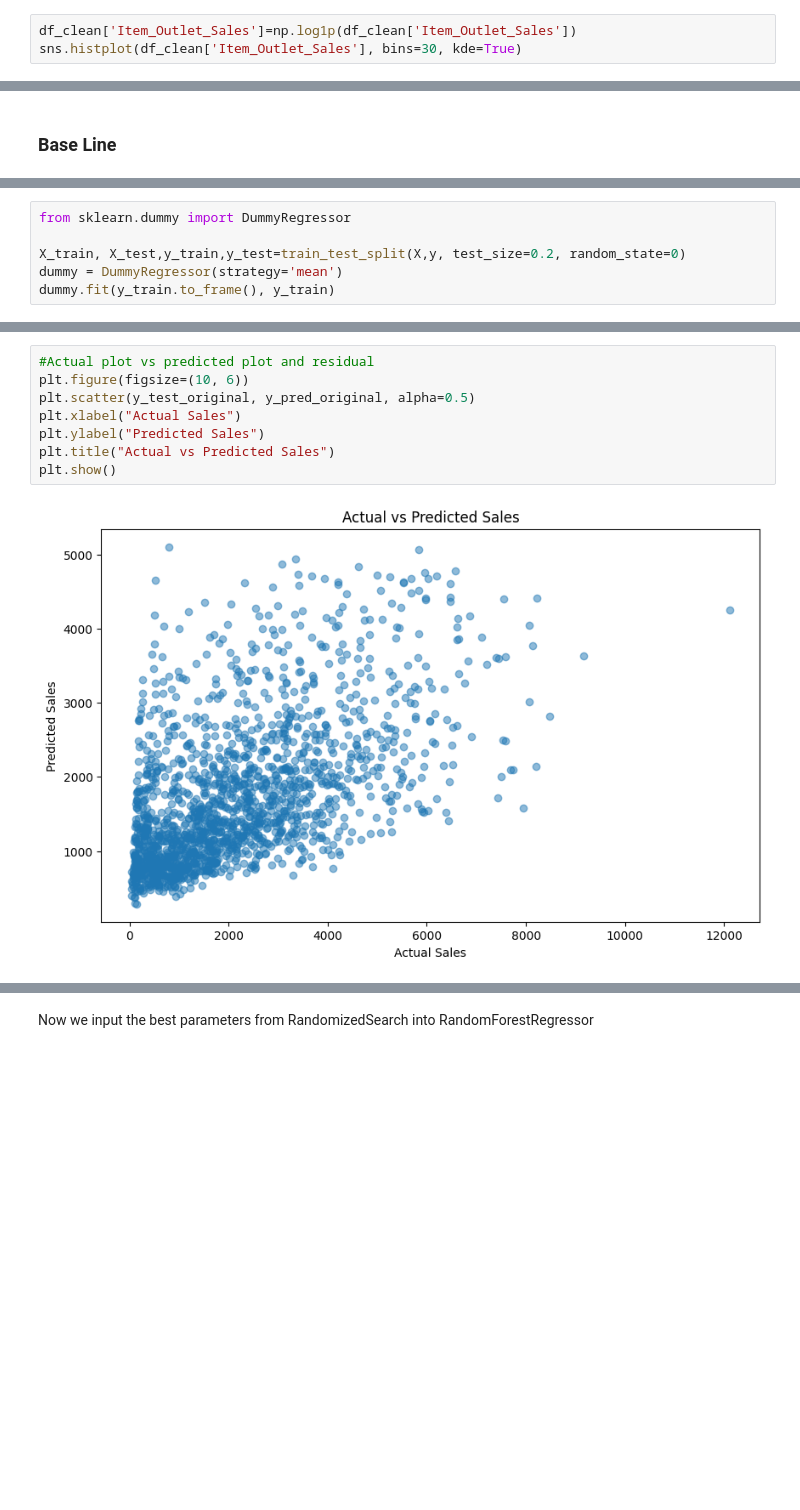
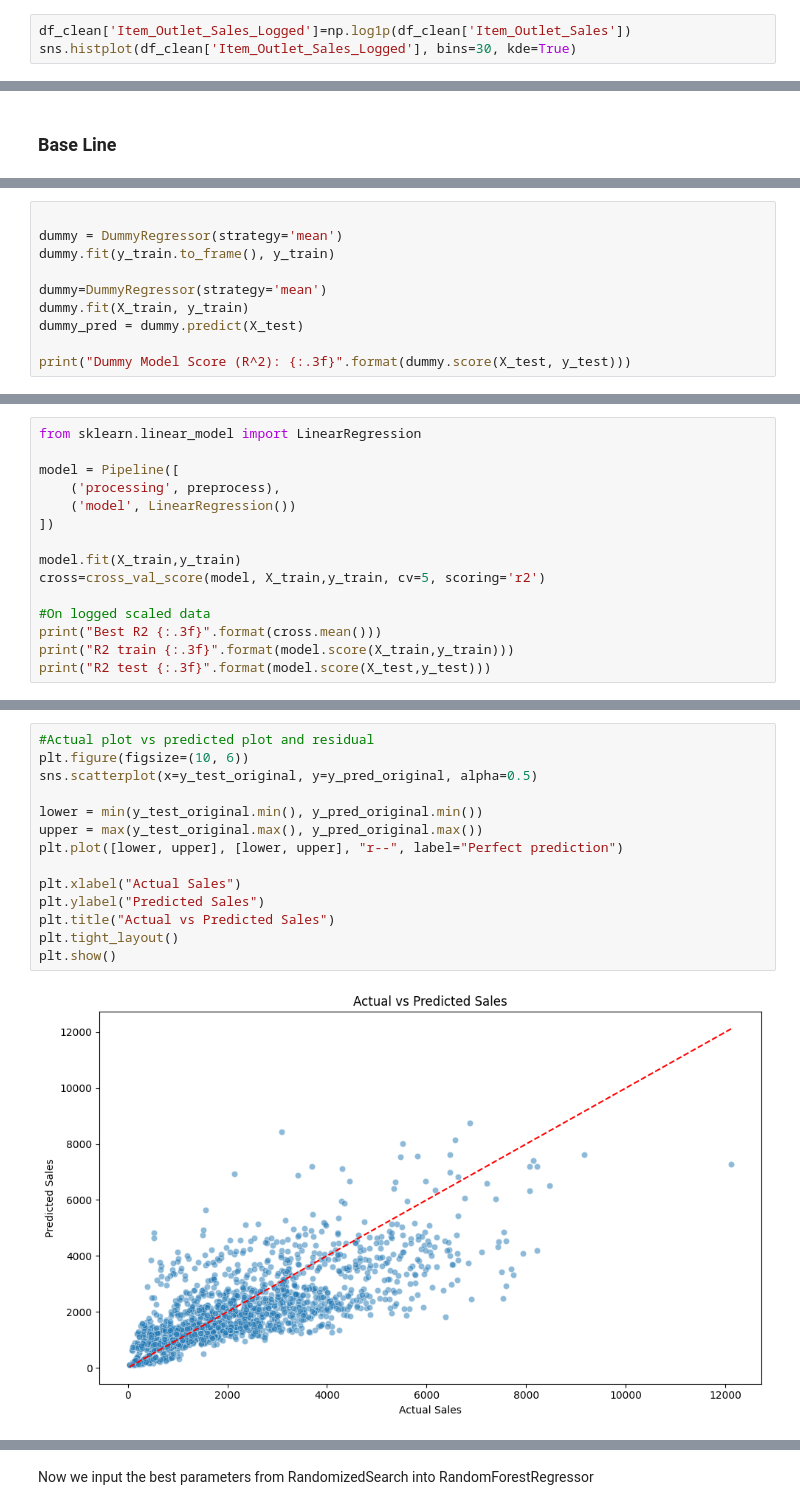
Before and after one commit to Solomon-hub23/data-science-project, a Jupyter notebook: PROJECTS/bigmart-sales-prediction/Notebook/bigmart.ipynb, the cells around one changed output, grey strips where cells are left out. Drawn from its saved outputs; the diff is of its cells as text; blank space fills up the shorter version.

```diff
--- a/bigmart-sales-prediction/Notebook/bigmart.ipynb
+++ b/PROJECTS/bigmart-sales-prediction/Notebook/bigmart.ipynb
@@ -339,6 +339,6 @@ plt.show()
 # %% [output]
 [figure]
 # %%
-df_clean['Item_Outlet_Sales']=np.log1p(df_clean['Item_Outlet_Sales'])
-sns.histplot(df_clean['Item_Outlet_Sales'], bins=30, kde=True)
+df_clean['Item_Outlet_Sales_Logged']=np.log1p(df_clean['Item_Outlet_Sales'])
+sns.histplot(df_clean['Item_Outlet_Sales_Logged'], bins=30, kde=True)
 # %% [output]
@@ -367,7 +403,11 @@ y=df_clean['Item_Outlet_Sales']
 # %%
-from sklearn.dummy import DummyRegressor
 
-X_train, X_test,y_train,y_test=train_test_split(X,y, test_size=0.2, random_state=0)
 dummy = DummyRegressor(strategy='mean')
 dummy.fit(y_train.to_frame(), y_train)
+
+dummy=DummyRegressor(strategy='mean')
+dummy.fit(X_train, y_train)
+dummy_pred = dummy.predict(X_test)
+
+print("Dummy Model Score (R^2): {:.3f}".format(dummy.score(X_test, y_test)))
 # %% [output]
@@ -384,0 +415,15 @@ Dummy Model Mean Squared Error: 1.065
+# %%
+from sklearn.linear_model import LinearRegression
+
+model = Pipeline([
+    ('processing', preprocess),
+    ('model', LinearRegression())
+])
+
+model.fit(X_train,y_train)
+cross=cross_val_score(model, X_train,y_train, cv=5, scoring='r2')
+
+#On logged scaled data
+print("Best R2 {:.3f}".format(cross.mean()))
+print("R2 train {:.3f}".format(model.score(X_train,y_train)))
+print("R2 test {:.3f}".format(model.score(X_test,y_test)))
@@ -413,13 +448,19 @@ Mean Absolute Error (Original Scale): 1089.497
 # %%
 #Actual plot vs predicted plot and residual
 plt.figure(figsize=(10, 6))
-plt.scatter(y_test_original, y_pred_original, alpha=0.5)
+sns.scatterplot(x=y_test_original, y=y_pred_original, alpha=0.5)
+
+lower = min(y_test_original.min(), y_pred_original.min())
+upper = max(y_test_original.max(), y_pred_original.max())
+plt.plot([lower, upper], [lower, upper], "r--", label="Perfect prediction")
+
 plt.xlabel("Actual Sales")
 plt.ylabel("Predicted Sales")
 plt.title("Actual vs Predicted Sales")
+plt.tight_layout()
 plt.show()
 # %% [output]
-[figure, old version]
+[figure, new version]
 # %%
 residuals=y_test_original - y_pred_original
 plt.figure(figsize=(10, 6))
```
Also changed, not shown: parts of 37 cells of this notebook, 10 other files.
